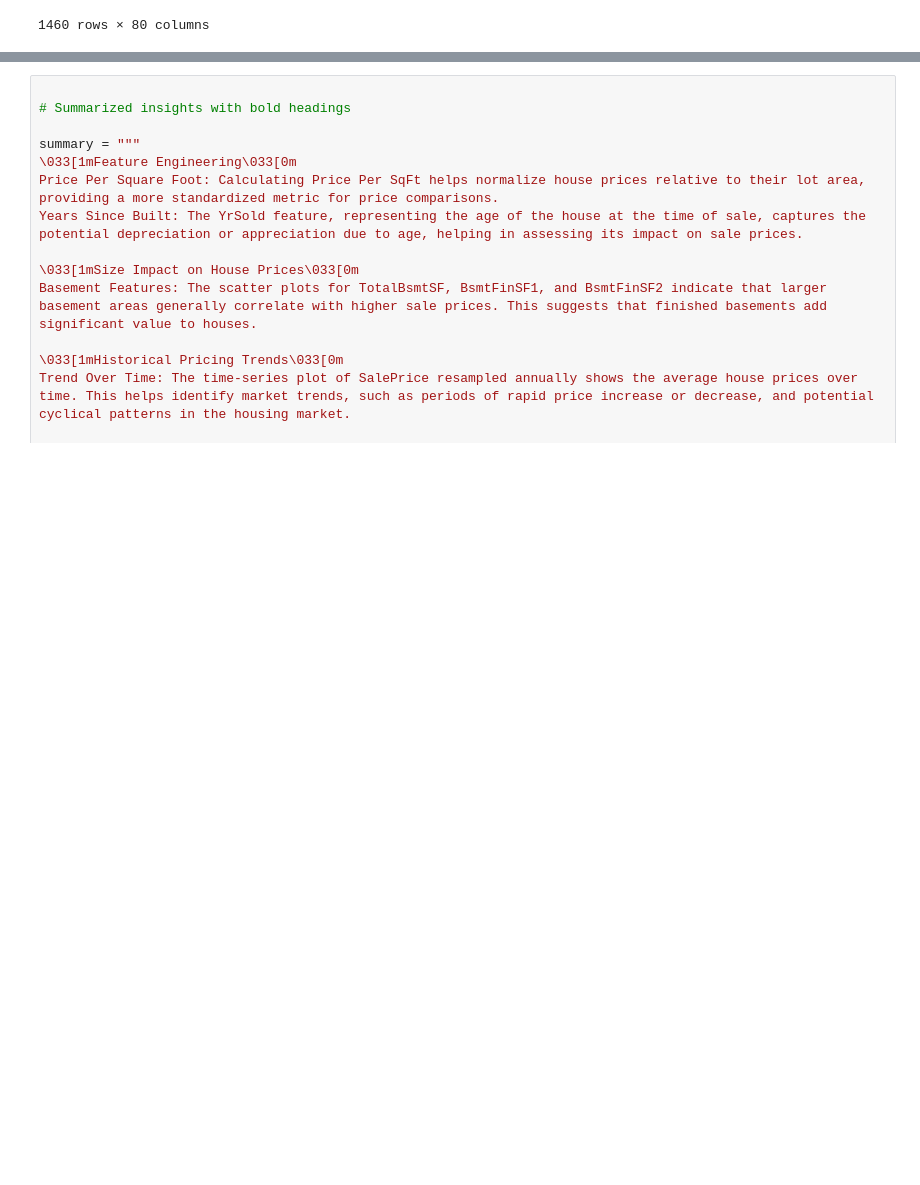
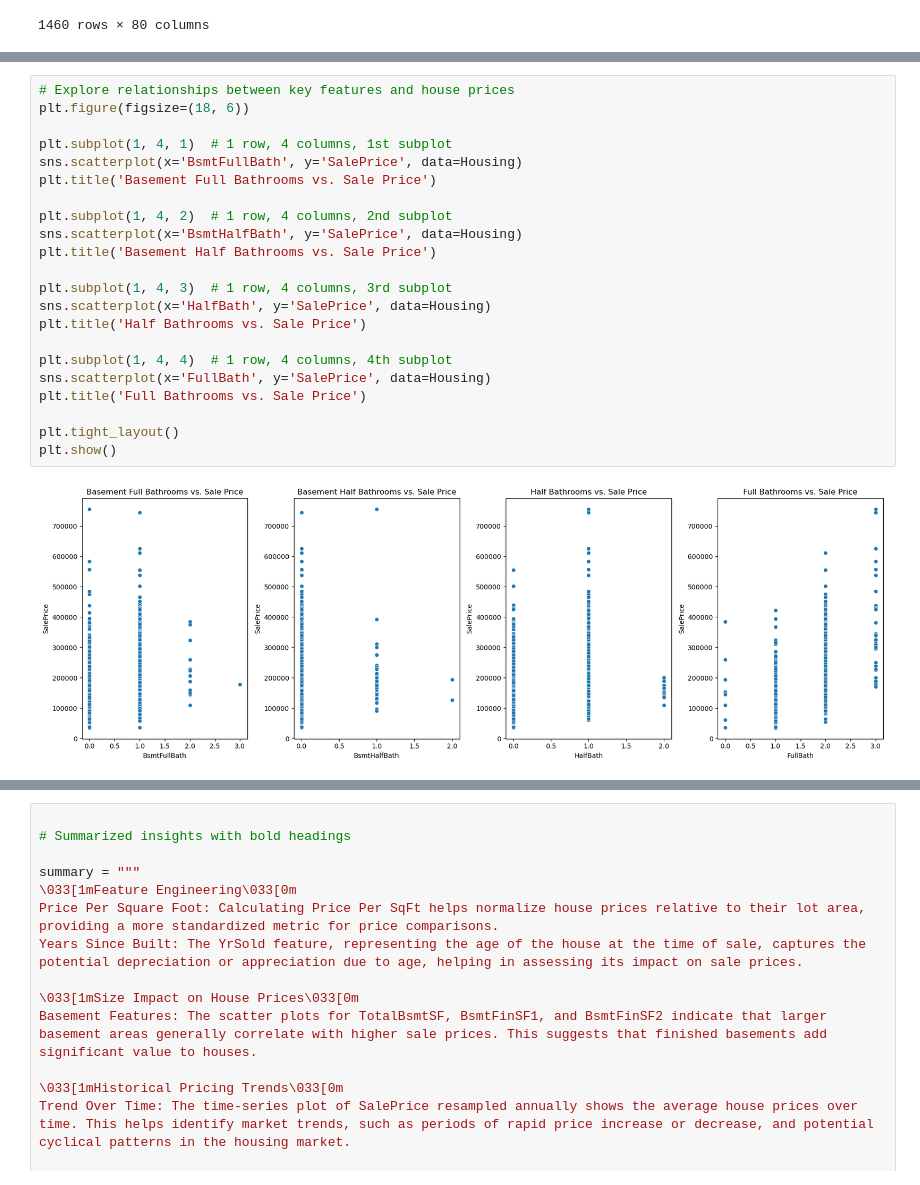
Before and after one commit to deewanker/House-Prediction-and-Analysis, a Jupyter notebook: Housing.ipynb, the cells around one changed output, grey strips where cells are left out. Drawn from its saved outputs; the diff is of its cells as text; blank space fills up the shorter version.

```diff
--- a/Housing.ipynb
+++ b/Housing.ipynb
@@ -272,0 +375,24 @@ Housing.fillna(Housing.median(numeric_only=True), inplace=True)
+# %%
+# Explore relationships between key features and house prices
+plt.figure(figsize=(18, 6))
+
+plt.subplot(1, 4, 1)  # 1 row, 4 columns, 1st subplot
+sns.scatterplot(x='BsmtFullBath', y='SalePrice', data=Housing)
+plt.title('Basement Full Bathrooms vs. Sale Price')
+
+plt.subplot(1, 4, 2)  # 1 row, 4 columns, 2nd subplot
+sns.scatterplot(x='BsmtHalfBath', y='SalePrice', data=Housing)
+plt.title('Basement Half Bathrooms vs. Sale Price')
+
+plt.subplot(1, 4, 3)  # 1 row, 4 columns, 3rd subplot
+sns.scatterplot(x='HalfBath', y='SalePrice', data=Housing)
+plt.title('Half Bathrooms vs. Sale Price')
+
+plt.subplot(1, 4, 4)  # 1 row, 4 columns, 4th subplot
+sns.scatterplot(x='FullBath', y='SalePrice', data=Housing)
+plt.title('Full Bathrooms vs. Sale Price')
+
+plt.tight_layout()
+plt.show()
+# %% [output]
+[figure, added]
```
Also changed, not shown: parts of 63 cells of this notebook.
